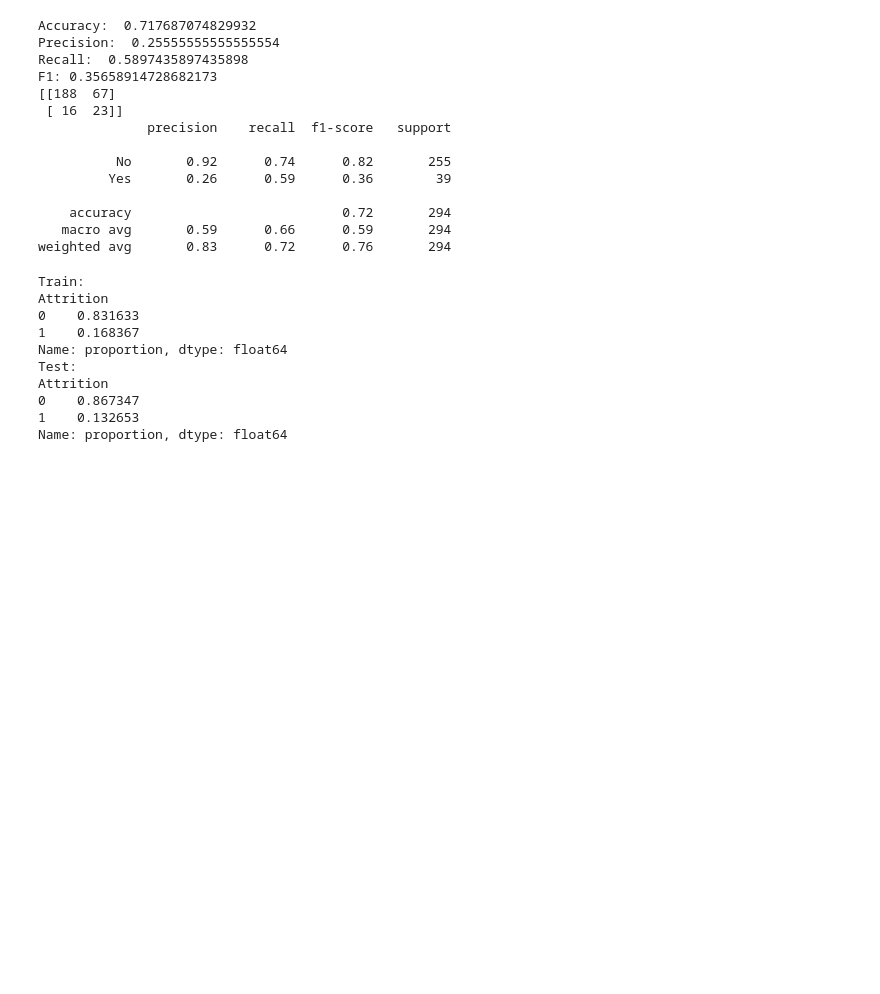
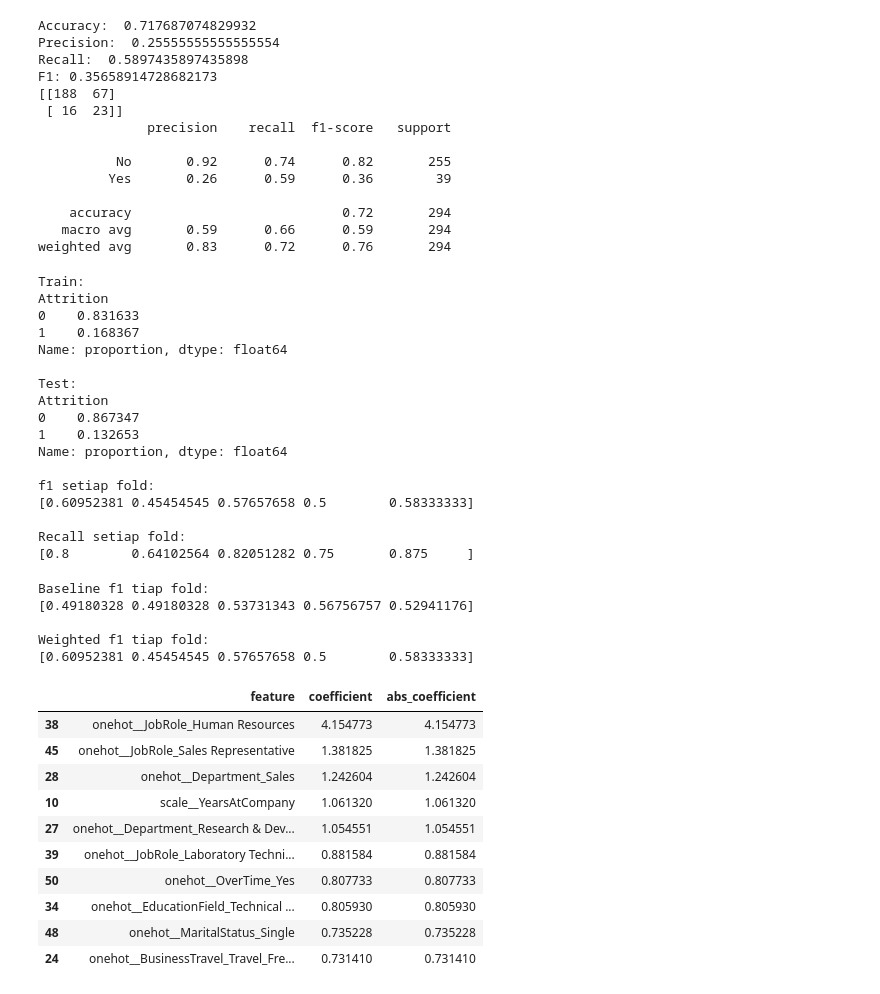
Before and after one commit to rumiarashii/employee-attrition-prediction, a Jupyter notebook: notebooks/exploration.ipynb, the cells around one changed output. Saved outputs shown, nothing was run; the diff lists cells and outputs as text; code cells hidden in the pictures; blank space fills up the shorter version.

```diff
--- a/notebooks/exploration.ipynb
+++ b/notebooks/exploration.ipynb
@@ -671,15 +918,79 @@ print("\nf1 setiap fold:")
 print(best_weighted_cv["test_f1"])
 
 print("\nRecall setiap fold:")
-print(best_weighted_cv("test_recall"))
+print(best_weighted_cv["test_recall"])
+#proporsi f1 dan recall di tiap fold sangat jomplang, tapi menariknya pada recall test final yang bernilai 58 sebenarnya cukup jauh dari fold terkecil yaitu 64, begitu juga dengan F1
+#ini menunjukan kemungkinan bahwa test set kita memang memiliki karyawan yang lebih sulit dipisahkan oleh model
 # %% [output]
 Train:
 Attrition
 0    0.831633
 1    0.168367
 Name: proportion, dtype: float64
+
 Test:
 Attrition
 0    0.867347
 1    0.132653
 Name: proportion, dtype: float64
+
+f1 setiap fold:
+[0.60952381 0.45454545 0.57657658 0.5        0.58333333]
+
+Recall setiap fold:
+[0.8        0.64102564 0.82051282 0.75       0.875     ]
+# %%
+#Kita akan mengecek cv best baseline untuk melihat apakah weighted model c=100 menghasilkan performa lebih baik daripada baseline di setiap fold
+
+best_baseline_cv = cross_validate(
+    grid_search.best_estimator_,
+    X_train,
+    y_train,
+    cv=cv,
+    scoring = {
+        "accuracy": "accuracy",
+        "precision": "precision",
+        "recall": "recall",
+        "f1": "f1"
+    }
+)
+
+#Sesuai kalau weighted sebenarnya unggul tapi tidak mutlak, sesuai dengan std sebelumnya, kalo weighted memiliki variabilitas yang lebih tinggi tiap fold
+print("Baseline f1 tiap fold: ")
+print(best_baseline_cv["test_f1"])
+
+print("\nWeighted f1 tiap fold: ")
+print(best_weighted_cv["test_f1"])
+# %% [output]
+Baseline f1 tiap fold:
+[0.49180328 0.49180328 0.53731343 0.56756757 0.52941176]
+
+Weighted f1 tiap fold:
+[0.60952381 0.45454545 0.57657658 0.5        0.58333333]
+# %%
+#mengambil LogisticRegressions dari pipeline (INTERPRETASI MODEL)
+
+logreg = final_model.named_steps["model"]
+feature_names = final_model.named_steps["preprocessor"].get_feature_names_out()
+
+coef_df = pd.DataFrame({
+    "feature": feature_names,
+    "coefficient": logreg.coef_[0]
+})
+
+#Memberikan nilai absolut, karena kita mencari mana yang memiliki keterikatan paling besar berdasarkan magnitud terbesar apapun arahnya
+coef_df["abs_coefficient"] = coef_df["coefficient"].abs()
+
+coef_df.sort_values("coefficient", ascending=False).head(10)
+# %% [output]
+|  | feature | coefficient | abs_coefficient |
+| 38 | onehot__JobRole_Human Resources | 4.154773 | 4.154773 |
+| 45 | onehot__JobRole_Sales Representative | 1.381825 | 1.381825 |
+| 28 | onehot__Department_Sales | 1.242604 | 1.242604 |
+| 10 | scale__YearsAtCompany | 1.061320 | 1.061320 |
+| 27 | onehot__Department_Research & Dev... | 1.054551 | 1.054551 |
+| 39 | onehot__JobRole_Laboratory Techni... | 0.881584 | 0.881584 |
+| 50 | onehot__OverTime_Yes | 0.807733 | 0.807733 |
+| 34 | onehot__EducationField_Technical ... | 0.805930 | 0.805930 |
+| 48 | onehot__MaritalStatus_Single | 0.735228 | 0.735228 |
+| 24 | onehot__BusinessTravel_Travel_Fre... | 0.731410 | 0.731410 |
```
Also changed, not shown: parts of 33 cells of this notebook, 1 other file.
